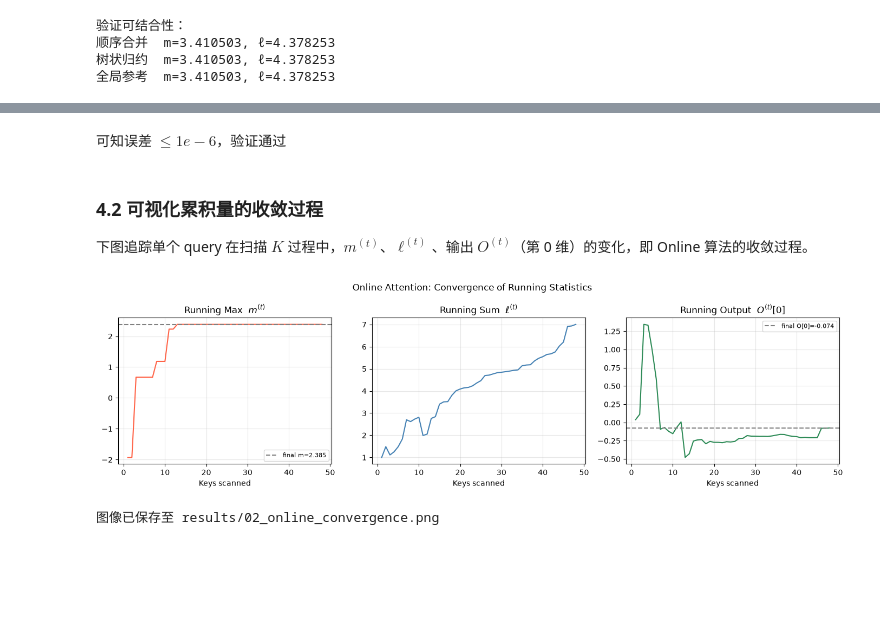
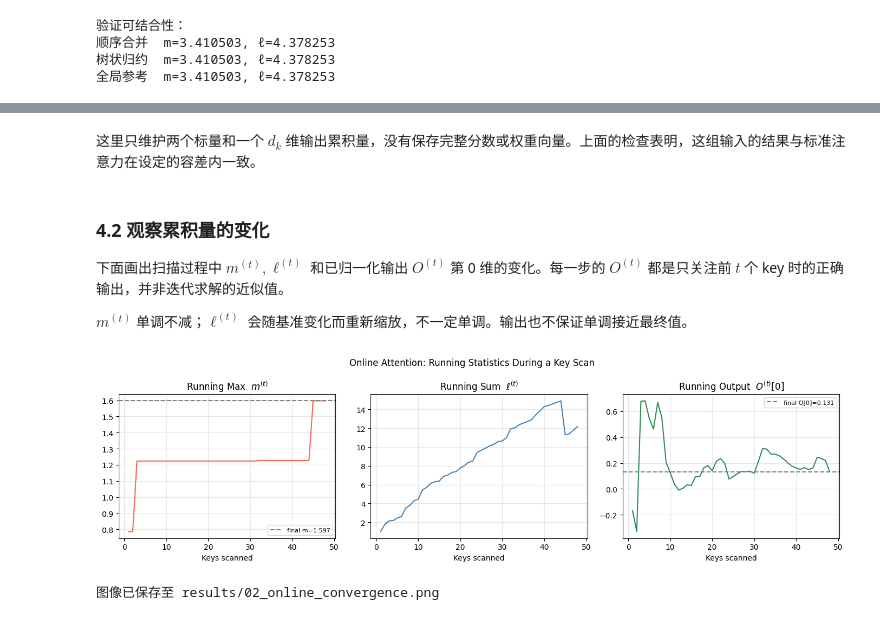
Before and after one commit to Arendengdeng/efficient-attention-lab, a Jupyter notebook: notebooks/02_online_softmax.ipynb, the cells around one changed output, grey strips where cells are left out. Drawn from its saved outputs; the diff is of its cells as text; code cells hidden in the pictures; blank space fills up the shorter version.

```diff
--- a/notebooks/02_online_softmax.ipynb
+++ b/notebooks/02_online_softmax.ipynb
@@ -443,73 +410,75 @@ Online Attention（单 query）最大误差: 2.38e-07
 # %% [markdown]
-可知误差 $\leq 1e-6$，验证通过
+这里只维护两个标量和一个 $d_k$ 维输出累积量，没有保存完整分数或权重向量。上面的检查表明，这组输入的结果与标准注意力在设定的容差内一致。
 # %% [markdown]
-### 4.2 可视化累积量的收敛过程
+### 4.2 观察累积量的变化
 
-下图追踪单个 query 在扫描 $K$ 过程中，$m^{(t)}$、$\ell^{(t)}$、输出 $O^{(t)}$（第 0 维）的变化，即 Online 算法的收敛过程。
+下面画出扫描过程中 $m^{(t)},\ell^{(t)}$ 和已归一化输出 $O^{(t)}$ 第 0 维的变化。每一步的 $O^{(t)}$ 都是只关注前 $t$ 个 key 时的正确输出，并非迭代求解的近似值。
+
+$m^{(t)}$ 单调不减；$\ell^{(t)}$ 会随基准变化而重新缩放，不一定单调。输出也不保证单调接近最终值。
 # %%
-d_vis, N_vis = 16, 48
-q_v = torch.randn(d_vis)
-K_v = torch.randn(N_vis, d_vis)
-V_v = torch.randn(N_vis, d_vis)
-scale_v = 1.0 / math.sqrt(d_vis)
+d_k_vis, N_vis = 16, 48
+q_v = torch.randn(d_k_vis)
+K_v = torch.randn(N_vis, d_k_vis)
+V_v = torch.randn(N_vis, d_k_vis)
+scale_v = 1.0 / math.sqrt(d_k_vis)
 
 # 追踪中间状态
 m_history = []
-l_history = []
+ell_history = []
 o0_history = []  # 输出第 0 维
 
 m = torch.tensor(float("-inf"), dtype=q_v.dtype)
-l = torch.tensor(0.0, dtype=q_v.dtype)
-O = torch.zeros(d_vis, dtype=q_v.dtype)
+ell = torch.tensor(0.0, dtype=q_v.dtype)
+O = torch.zeros(d_k_vis, dtype=q_v.dtype)
 
 for j in range(N_vis):
     s_j = (q_v @ K_v[j]) * scale_v
     v_j = V_v[j]
     m_new = torch.maximum(m, s_j)
-    l_new = torch.exp(m - m_new) * l + torch.exp(s_j - m_new)
-    alpha = torch.exp(m - m_new) * l / l_new
-    beta = torch.exp(s_j - m_new) / l_new
+    ell_new = torch.exp(m - m_new) * ell + torch.exp(s_j - m_new)
+    alpha = torch.exp(m - m_new) * ell / ell_new
+    beta = torch.exp(s_j - m_new) / ell_new
     O = alpha * O + beta * v_j
-    m, l = m_new, l_new
+    m, ell = m_new, ell_new
     m_history.append(m.item())
-    l_history.append(l.item())
+    ell_history.append(ell.item())
     o0_history.append(O[0].item())
 
 # 真实最终值（参考）
 s_all = (q_v @ K_v.T) * scale_v
 a_all = torch.softmax(s_all, dim=0)
 o_final = (a_all @ V_v)[0].item()
 m_final = s_all.max().item()
 
 steps = list(range(1, N_vis + 1))
 fig, axes = plt.subplots(1, 3, figsize=(14, 4))
 
 axes[0].plot(steps, m_history, color="tomato")
 axes[0].axhline(m_final, linestyle="--", color="gray", label=f"final m={m_final:.3f}")
 axes[0].set_title("Running Max  $m^{(t)}$")
 axes[0].set_xlabel("Keys scanned")
 axes[0].legend(fontsize=8)
 axes[0].grid(alpha=0.3)
 
-axes[1].plot(steps, l_history, color="steelblue")
+axes[1].plot(steps, ell_history, color="steelblue")
 axes[1].set_title("Running Sum  $\\ell^{(t)}$")
 axes[1].set_xlabel("Keys scanned")
 axes[1].grid(alpha=0.3)
 
 axes[2].plot(steps, o0_history, color="seagreen")
 axes[2].axhline(o_final, linestyle="--", color="gray", label=f"final O[0]={o_final:.3f}")
 axes[2].set_title("Running Output  $O^{(t)}[0]$")
 axes[2].set_xlabel("Keys scanned")
 axes[2].legend(fontsize=8)
 axes[2].grid(alpha=0.3)
 
-plt.suptitle("Online Attention: Convergence of Running Statistics", fontsize=12)
+plt.suptitle("Online Attention: Running Statistics During a Key Scan", fontsize=12)
 plt.tight_layout()
-plt.savefig("../results/02_online_convergence.png", dpi=120, bbox_inches="tight")
+plt.savefig(results_dir / "02_online_convergence.png", dpi=120, bbox_inches="tight")
 plt.show()
 print("图像已保存至 results/02_online_convergence.png")
 # %% [output]
-[figure, old version]
+[figure, new version]
 图像已保存至 results/02_online_convergence.png
 # %% [markdown]
 ## 5 分块 Online Attention
```
Also changed, not shown: parts of 27 cells of this notebook, 39 other files.
